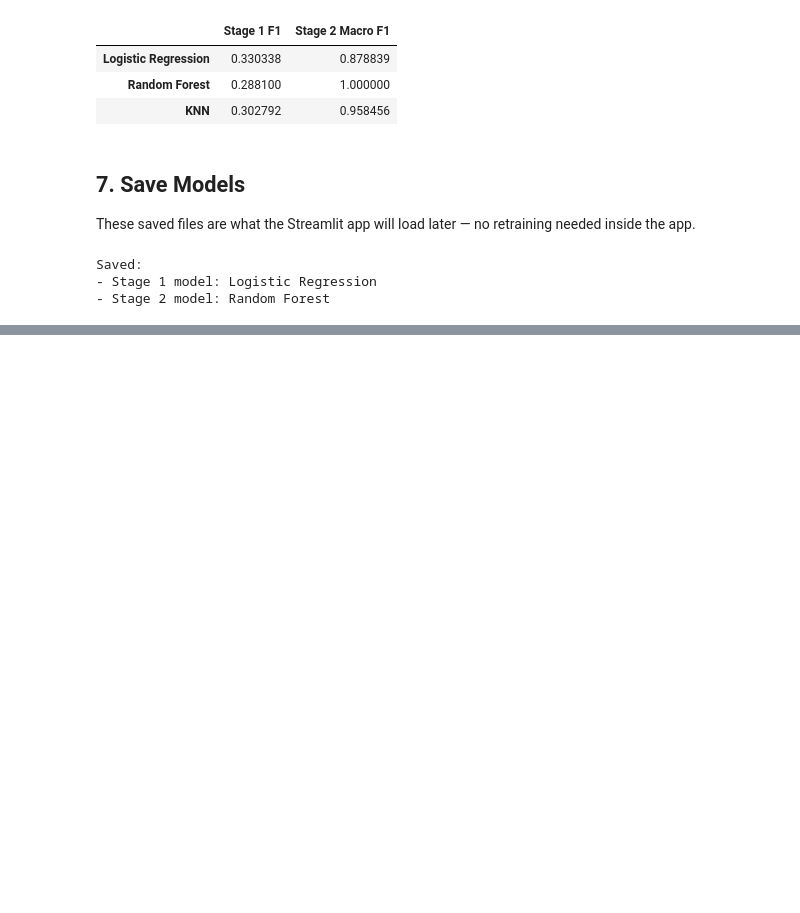
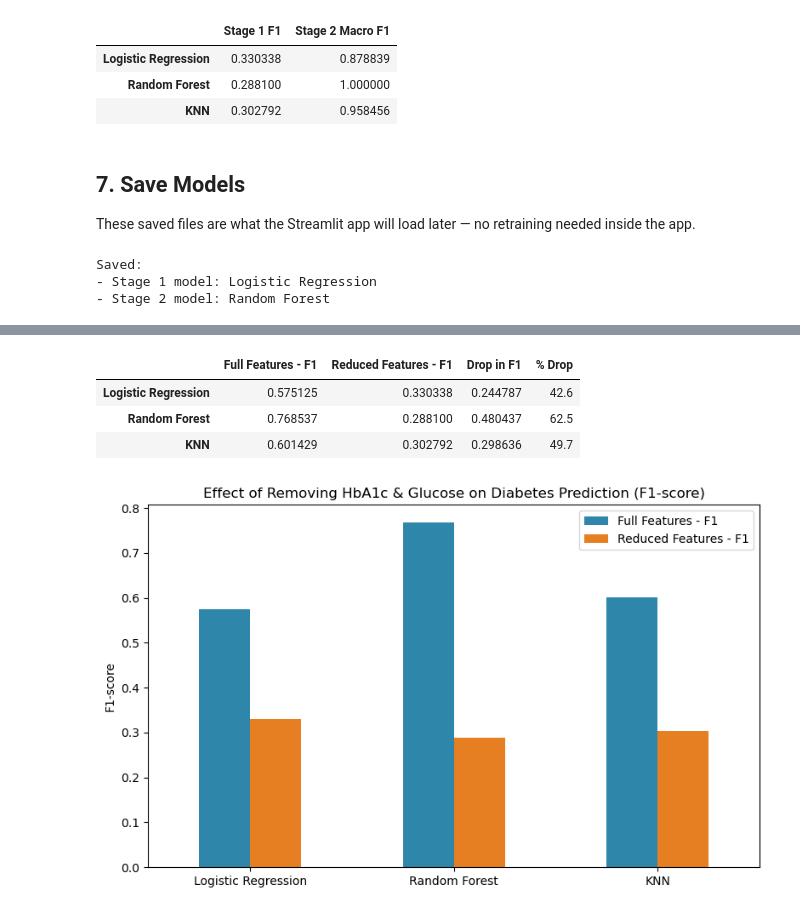
Before and after one commit to wenqi0401/diabetes-prediction, a Jupyter notebook: diabetes-multistage-prediction/diabetes_multistage.ipynb, the cells around one changed output, grey strips where cells are left out. Drawn from its saved outputs; the diff is of its cells as text; code cells hidden in the pictures; blank space fills up the shorter version.

Commit message:
add effectiveness compare

```diff
--- a/diabetes-multistage-prediction/diabetes_multistage.ipynb
+++ b/diabetes-multistage-prediction/diabetes_multistage.ipynb
@@ -327,0 +378,13 @@ Saved:
+# %%
+from sklearn.metrics import accuracy_score
+
+# Same target for both — a fair, controlled comparison
+target = df['diabetes']
+
+reduced_features = ['gender_enc', 'age', 'hypertension', 'heart_disease', 'smoking_enc', 'bmi', 'bmi_category']
+full_features = reduced_features + ['HbA1c_level', 'blood_glucose_level']
+
+# Use the SAME split (same rows) for both feature sets, so the comparison is fair
+train_idx, test_idx = train_test_split(
+    df.index, test_size=0.3, stratify=target, random_state=42
+)
@@ -327,0 +432,25 @@ Saved:
+# %%
+ablation_df = pd.DataFrame({
+    "Full Features - F1": {k: v["F1 (diabetes=1)"] for k, v in full_results.items()},
+    "Reduced Features - F1": {k: v["F1 (diabetes=1)"] for k, v in reduced_results.items()},
+})
+ablation_df["Drop in F1"] = ablation_df["Full Features - F1"] - ablation_df["Reduced Features - F1"]
+ablation_df["% Drop"] = (ablation_df["Drop in F1"] / ablation_df["Full Features - F1"] * 100).round(1)
+ablation_df
+# %% [output]
+|  | Full Features - F1 | Reduced Features - F1 | Drop in F1 | % Drop |
+| Logistic Regression | 0.575125 | 0.330338 | 0.244787 | 42.6 |
+| Random Forest | 0.768537 | 0.288100 | 0.480437 | 62.5 |
+| KNN | 0.601429 | 0.302792 | 0.298636 | 49.7 |
+# %%
+ablation_df[["Full Features - F1", "Reduced Features - F1"]].plot(
+    kind="bar", figsize=(8, 5), color=["#2E86AB", "#E67E22"]
+)
+plt.title("Effect of Removing HbA1c & Glucose on Diabetes Prediction (F1-score)")
+plt.ylabel("F1-score")
+plt.xticks(rotation=0)
+plt.legend(loc="upper right")
+plt.tight_layout()
+plt.show()
+# %% [output]
+[figure, added]
```
Also changed, not shown: parts of 7 cells of this notebook.
